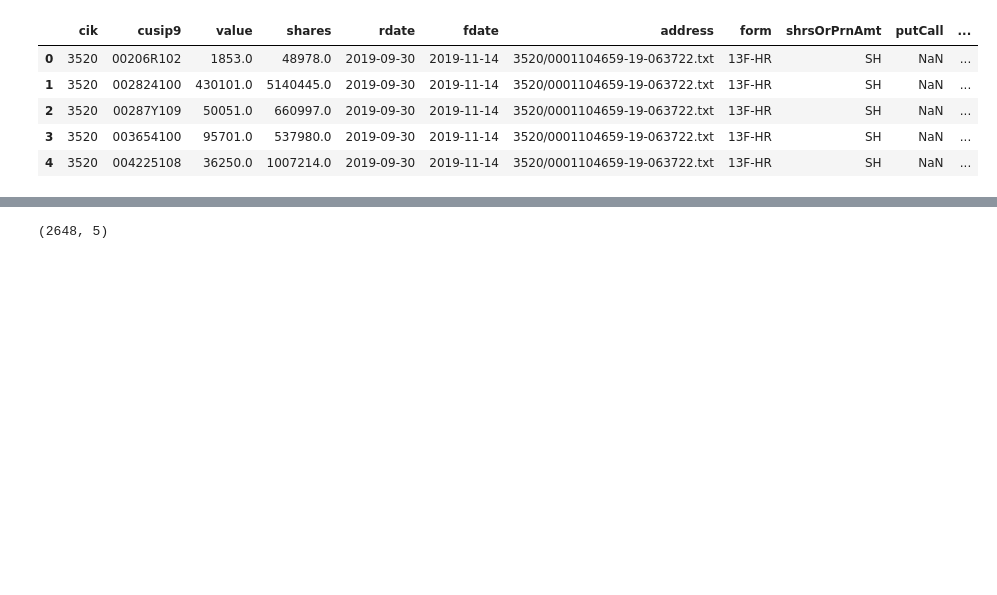
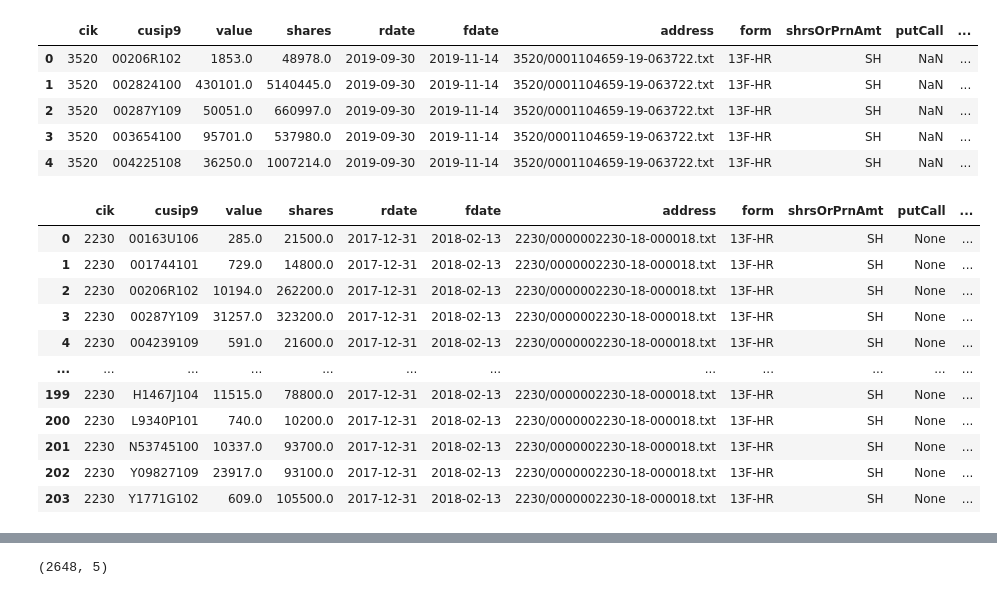
Before and after one commit to kuatroka/visualisation_training, a Jupyter notebook: altair_tutorial/notebooks/regex_tutorial.ipynb, the cells around one changed output, grey strips where cells are left out. Drawn from its saved outputs; the diff is of its cells as text; code cells hidden in the pictures; blank space fills up the shorter version.

```diff
--- a/altair_tutorial/notebooks/regex_tutorial.ipynb
+++ b/altair_tutorial/notebooks/regex_tutorial.ipynb
@@ -2004,65 +2004,82 @@ df.head()
 | 4 | 3520 | 004225108 | 36250.0 | 1007214.0 | 2019-09-30 | 2019-11-14 | 3520/0001104659-19-063722.txt | 13F-HR | SH | NaN | ... |
 # %%
 import altair as alt
-import vegafusion as vf
+# import vegafusion as vf
 import pandas as pd
 from pathlib import Path
 import polars as pl
-vf.jupyter.enable()
+# vf.jupyter.enable()
 # vf.jupyter.disable()
 
 
 # alt.renderers.active == "vegafusion-widget" # works
 # alt.data_transformers.active == 'vegafusion-feather'
 
 # alt.renderers.active == "vegafusion-mime"
 # alt.data_transformers.active == 'vegafusion-inline'
 
 
 selected_cik = [2230,3520,5272,7195,7789,9015,10742,14661,16972,18349,18748,19475]
-TR_01_TEST_676_CIK_CSV_ORIGIN_CLEAN = Path(r"E:\app_data\dropbox_13f_files\processed_tables\TR_01_TEST_676_CIK_CSV_ORIGIN_CLEAN")
+# TR_01_TEST_676_CIK_CSV_ORIGIN_CLEAN = Path(r"E:\app_data\dropbox_13f_files\processed_tables\TR_01_TEST_676_CIK_CSV_ORIGIN_CLEAN")
+TR_01_TEST_676_CIK_CSV_ORIGIN_CLEAN = Path(r"/Users/yo_macbook/Documents/app_data/dropbox_13f_files/processed_tables/TR_01_TEST_676_CIK_CSV_CLEANED_BOTH")
+
+
+
 
 for index, cik in enumerate(selected_cik[:1]):
     for file in TR_01_TEST_676_CIK_CSV_ORIGIN_CLEAN.glob(f"{cik}-*.csv"):
         # df = pl.read_csv(file, columns=columns, dtypes=pl_dtypes, parse_dates=True)
         # df = df.to_pandas().astype(pd_dtypes_validation)
         df = pl.read_csv(file,parse_dates=True)
         df = df.to_pandas()
 
 # df.head()
-brush = alt.selection(type='interval')
-points = alt.Chart(df[['cusip9', 'value', 'nameOfIssuer']]).mark_point().encode(
-    x='cusip9:N',
-    y='value:Q',
-    color=alt.condition(brush, 'cusip9', alt.value('lightgray'))).add_selection(brush)
-# points
+# brush = alt.selection(type='interval')
+# points = alt.Chart(df[['cusip9', 'value', 'nameOfIssuer']]).mark_point().encode(
+#     x='cusip9:N',
+#     y='value:Q',
+#     color=alt.condition(brush, 'cusip9', alt.value('lightgray'))).add_selection(brush)
+# # points
 
-bars = alt.Chart(df[['cusip9', 'value', 'nameOfIssuer']]).mark_bar().encode(
-    y='nameOfIssuer:N',
-    # color='fdate:T',
-    x='value:Q'
-).transform_filter(brush)
-# bars
-points & bars
+# bars = alt.Chart(df[['cusip9', 'value', 'nameOfIssuer']]).mark_bar().encode(
+#     y='nameOfIssuer:N',
+#     # color='fdate:T',
+#     x='value:Q'
+# ).transform_filter(brush)
+# # bars
+# points & bars
 
-####
-from vega_datasets import data
+# ####
+# from vega_datasets import data
 
-source = data.cars()
+# source = data.cars()
 
-brush = alt.selection(type='interval')
-points = alt.Chart(source).mark_point().encode(
-    x='Horsepower',
-    y='Miles_per_Gallon',
-    color=alt.condition(brush, 'Origin', alt.value('lightgray'))).add_selection(brush)
+# brush = alt.selection(type='interval')
+# points = alt.Chart(source).mark_point().encode(
+#     x='Horsepower',
+#     y='Miles_per_Gallon',
+#     color=alt.condition(brush, 'Origin', alt.value('lightgray'))).add_selection(brush)
 
-bars = alt.Chart(source).mark_bar().encode(
-    y='Origin',
-    color='Origin',
-    x='count(Origin)'
-).transform_filter(
-    brush
-)
+# bars = alt.Chart(source).mark_bar().encode(
+#     y='Origin',
+#     color='Origin',
+#     x='count(Origin)'
+# ).transform_filter(
+#     brush
+# )
 
-points & bars
+# points & bars
+df
 # %% [output]
+|  | cik | cusip9 | value | shares | rdate | fdate | address | form | shrsOrPrnAmt | putCall | ... |
+| 0 | 2230 | 00163U106 | 285.0 | 21500.0 | 2017-12-31 | 2018-02-13 | 2230/0000002230-18-000018.txt | 13F-HR | SH | None | ... |
+| 1 | 2230 | 001744101 | 729.0 | 14800.0 | 2017-12-31 | 2018-02-13 | 2230/0000002230-18-000018.txt | 13F-HR | SH | None | ... |
+| 2 | 2230 | 00206R102 | 10194.0 | 262200.0 | 2017-12-31 | 2018-02-13 | 2230/0000002230-18-000018.txt | 13F-HR | SH | None | ... |
+| 3 | 2230 | 00287Y109 | 31257.0 | 323200.0 | 2017-12-31 | 2018-02-13 | 2230/0000002230-18-000018.txt | 13F-HR | SH | None | ... |
+| 4 | 2230 | 004239109 | 591.0 | 21600.0 | 2017-12-31 | 2018-02-13 | 2230/0000002230-18-000018.txt | 13F-HR | SH | None | ... |
+| ... | ... | ... | ... | ... | ... | ... | ... | ... | ... | ... | ... |
+| 199 | 2230 | H1467J104 | 11515.0 | 78800.0 | 2017-12-31 | 2018-02-13 | 2230/0000002230-18-000018.txt | 13F-HR | SH | None | ... |
+| 200 | 2230 | L9340P101 | 740.0 | 10200.0 | 2017-12-31 | 2018-02-13 | 2230/0000002230-18-000018.txt | 13F-HR | SH | None | ... |
+| 201 | 2230 | N53745100 | 10337.0 | 93700.0 | 2017-12-31 | 2018-02-13 | 2230/0000002230-18-000018.txt | 13F-HR | SH | None | ... |
+| 202 | 2230 | Y09827109 | 23917.0 | 93100.0 | 2017-12-31 | 2018-02-13 | 2230/0000002230-18-000018.txt | 13F-HR | SH | None | ... |
+| 203 | 2230 | Y1771G102 | 609.0 | 105500.0 | 2017-12-31 | 2018-02-13 | 2230/0000002230-18-000018.txt | 13F-HR | SH | None | ... |
```
Also changed, not shown: parts of 5 cells of this notebook, 11 other files.
